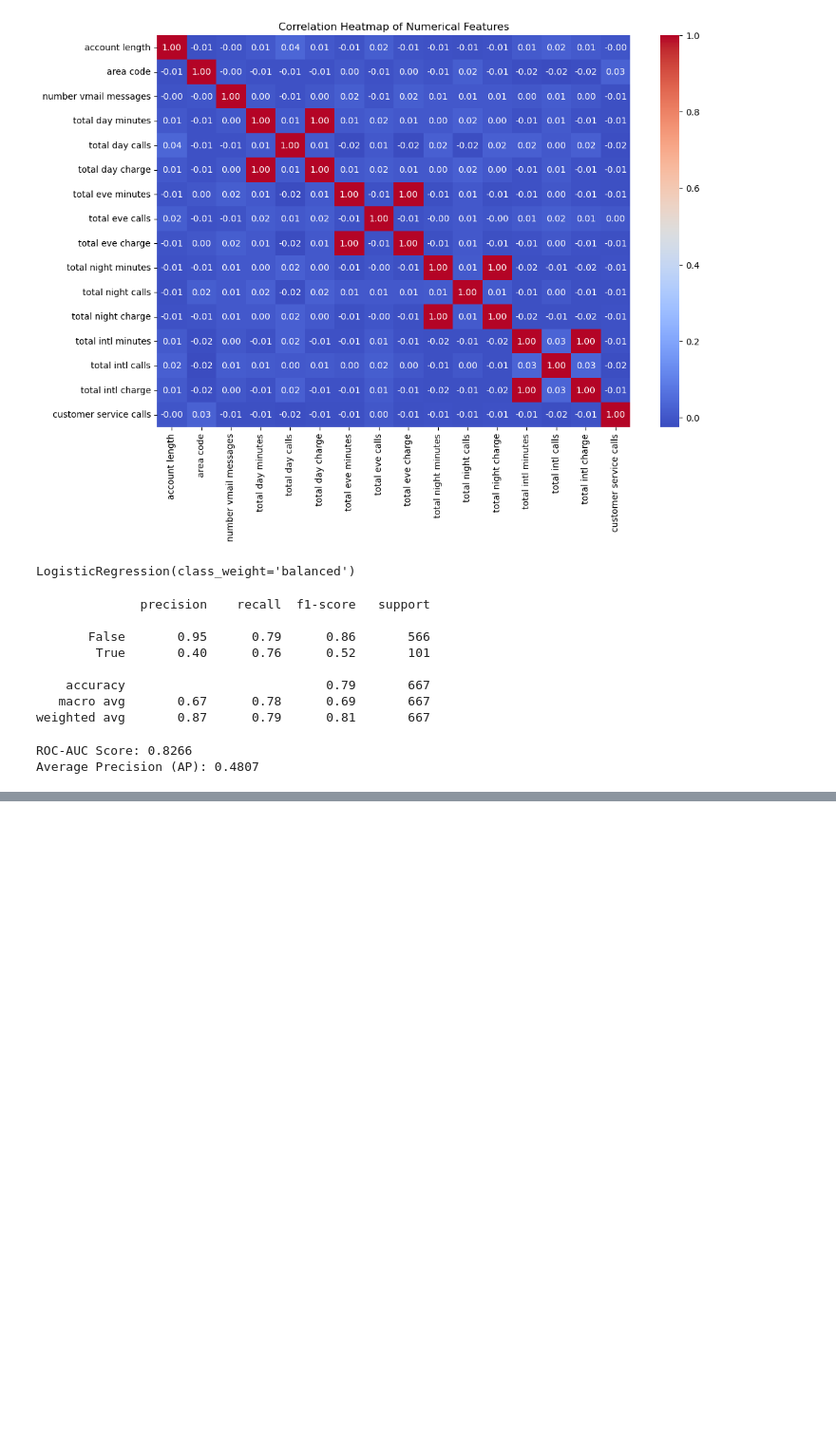
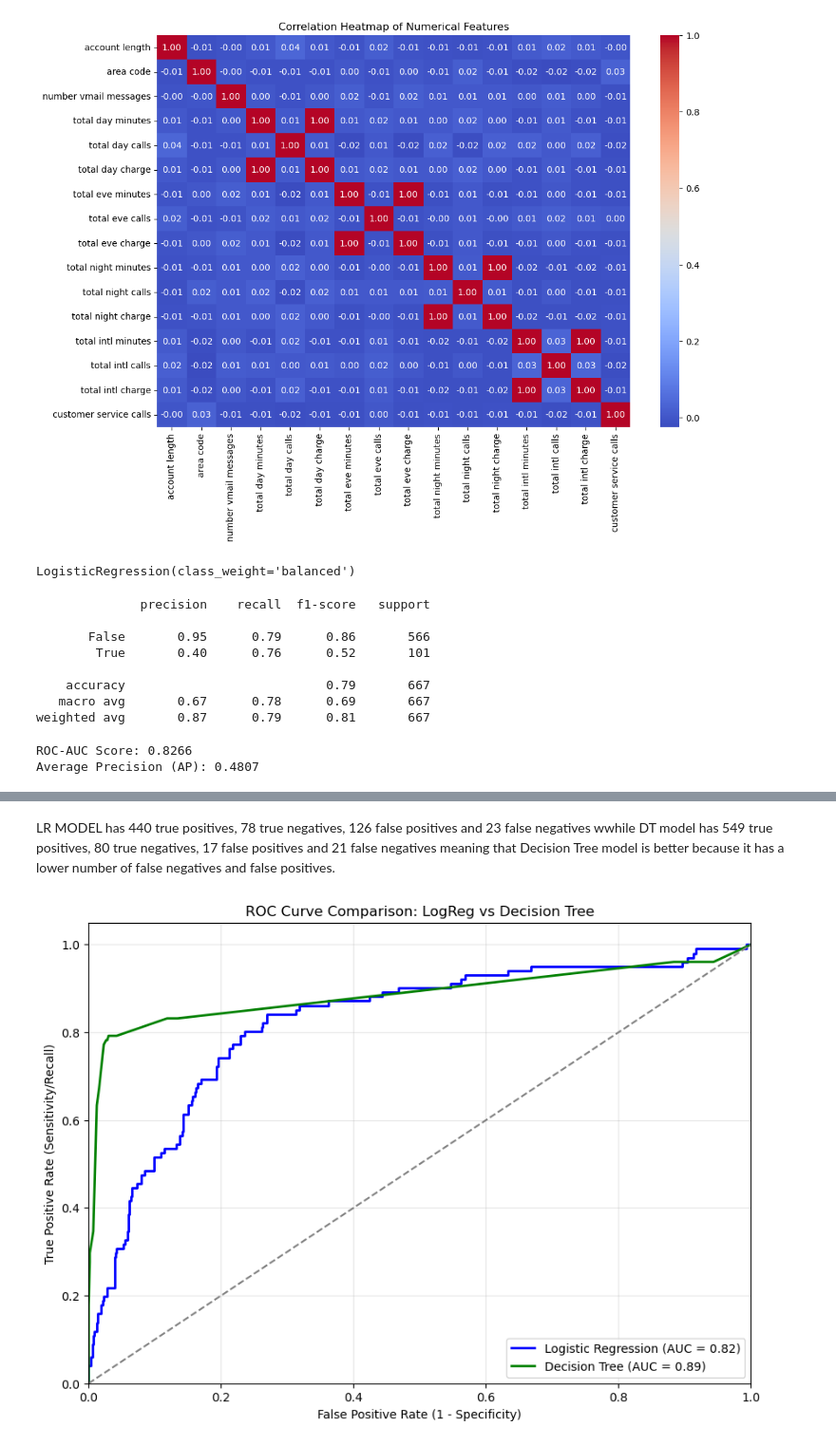
Before and after one commit to justshron/SyriaTel-Customer-Analysis, a Jupyter notebook: Index.ipynb, the cells around one changed output, grey strips where cells are left out. Shown at 95% size. Saved outputs shown, nothing was run; the diff lists cells and outputs as text; code cells hidden in the pictures; blank space fills up the shorter version.

```diff
--- a/Index.ipynb
+++ b/Index.ipynb
@@ -313,0 +379,39 @@ Average Precision (AP): 0.4807
+# %% [markdown]
+LR MODEL has 440 true positives, 78 true negatives, 126 false positives and 23 false negatives wwhile DT model has 549 true positives, 80 true negatives, 17 false positives and 21 false negatives meaning that Decision Tree model is better because it has a lower number of false negatives and false positives.
+# %%
+from sklearn.metrics import roc_curve, auc
+
+# 1. Get the probabilities for the 'True' class (Churn)
+# Logistic Regression uses .predict_proba
+log_probs = log_reg_improved.predict_proba(X_test_scaled)[:, 1]
+
+# Decision Tree uses .predict_proba
+dt_probs = dt_model.predict_proba(X_test)[:, 1]
+
+# 2. Calculate the FPR and TPR for both
+fpr_log, tpr_log, _ = roc_curve(y_test, log_probs)
+fpr_dt, tpr_dt, _ = roc_curve(y_test, dt_probs)
+
+# 3. Calculate AUC for the legend
+auc_log = auc(fpr_log, tpr_log)
+auc_dt = auc(fpr_dt, tpr_dt)
+
+# 4. Plotting
+plt.figure(figsize=(10, 7))
+plt.plot(fpr_log, tpr_log, color='blue', lw=2, label=f'Logistic Regression (AUC = {auc_log:.2f})')
+plt.plot(fpr_dt, tpr_dt, color='green', lw=2, label=f'Decision Tree (AUC = {auc_dt:.2f})')
+
+# Plot the 50/50 "Random Guess" line
+plt.plot([0, 1], [0, 1], color='gray', linestyle='--')
+
+# Labels and Title
+plt.xlim([0.0, 1.0])
+plt.ylim([0.0, 1.05])
+plt.xlabel('False Positive Rate (1 - Specificity)')
+plt.ylabel('True Positive Rate (Sensitivity/Recall)')
+plt.title('ROC Curve Comparison: LogReg vs Decision Tree')
+plt.legend(loc="lower right")
+plt.grid(alpha=0.3)
+plt.show()
+# %% [output]
+[figure, added]
```
Also changed, not shown: parts of 12 cells of this notebook.
